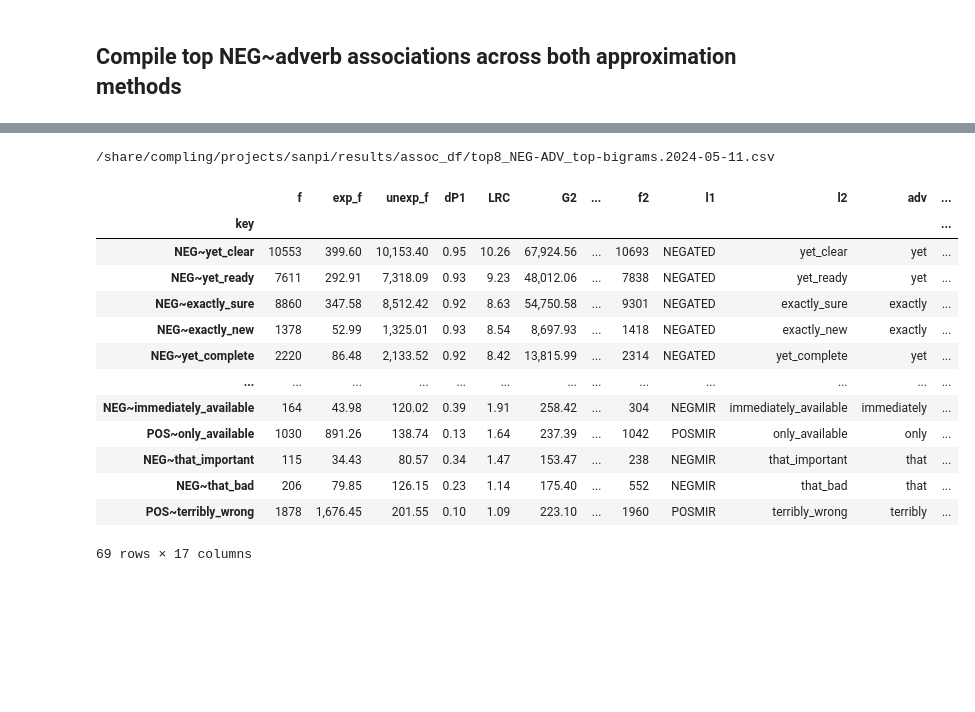
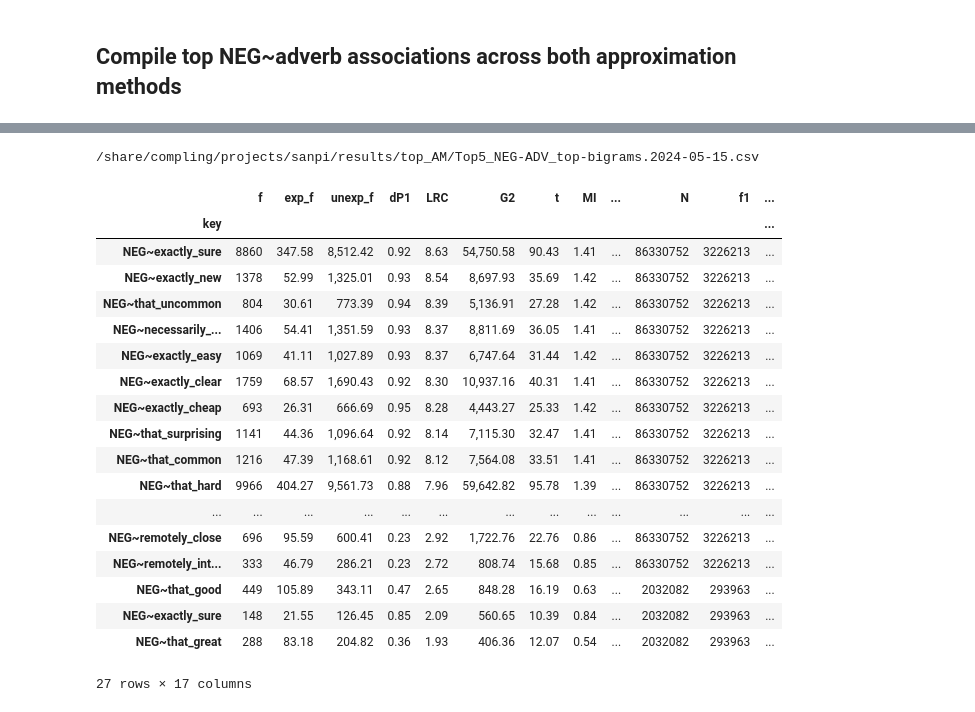
Before and after one commit to AndreaTheLinguist/sanpi, a Jupyter notebook: notebooks/adverb_assoc.ipynb, the cells around one changed output, grey strips where cells are left out. Drawn from its saved outputs; the diff is of its cells as text; code cells hidden in the pictures; blank space fills up the shorter version.

Commit message:
additional work on strongest association notebooks (on `adele`)

```diff
--- a/notebooks/adverb_assoc.ipynb
+++ b/notebooks/adverb_assoc.ipynb
@@ -216,0 +269,5 @@ NEG~before                before
+# %%
+C.index.name = 'adv'
+C=C.sort_values('mean_LRC', ascending=False)
+pd.set_option('display.max_columns', 16)
+C[main_cols_ordered]
@@ -224,11 +305,12 @@ bigram_dfs = {d.name:
                         )[0])
               for d in POLAR_DIR.iterdir()}
 # %%
-def show_adv_bigrams(sample_size, C, bigram_dfs) -> dict:
+def show_adv_bigrams(sample_size, C, bigram_dfs, column_list: list = None) -> dict:
+
     print('# Top bigrams corresponding to top adverbs\n')
     print(timestamp_today())
     patterns = list(bigram_dfs.keys())
-    top_adverbs = C.LRC_SET.nlargest(sample_size).index
+    top_adverbs = C.mean_LRC.nlargest(sample_size).index
     bigram_samples = dict.fromkeys(top_adverbs)
     bigrams = []
     adj = []
@@ -240,22 +322,24 @@ def show_adv_bigrams(sample_size, C, bigram_dfs) -> dict:
         for pat, bdf in bigram_dfs.items():
             bdf = bdf[FOCUS+['adv', 'adj', 'adj_total']]
             bdf.columns = adjust_assoc_columns(bdf.columns)
-            bdf = bdf.loc[bdf.LRC >= 1, ~bdf.columns.str.endswith('sqrt')]
+            bdf = bdf.loc[bdf.LRC >= 1, :]
 
-            adv_pat_bigrams = bdf.loc[bdf.adv ==
-                                      adv, :].nlargest(sample_size, 'LRC')
+            adv_pat_bigrams = bdf.filter(
+                like=adv, axis=0).nlargest(sample_size, 'LRC')
             # print(adv_top_bigrams)
             if adv_pat_bigrams.empty:
                 print(f'No bigrams found in loaded `{pat}` AM table.')
             else:
-                print_md_table(adv_pat_bigrams, n_dec=2,
-                               title=f'### Top `{pat}` "{adv}_*" bigrams (sorted by LRC)')
+                column_list = column_list or bdf.columns
+                print_md_table(adv_pat_bigrams[column_list], n_dec=2,
+                               title=f'### Top {sample_size} `{pat}` "{adv}_*" bigrams (sorted by `LRC`; `LRC > 1`)')
 
             adj_for_adv.extend(adv_pat_bigrams.adj.drop_duplicates().to_list())
 
             bigram_samples[adv][pat] = adv_pat_bigrams
 
-            adv_top = adv_pat_bigrams if adv_top is None else pd.concat([adv_top, adv_pat_bigrams])
+            adv_top = adv_pat_bigrams if adv_top is None else pd.concat(
+                [adv_top, adv_pat_bigrams])
 
         bigram_samples[adv]['adj'] = set(adj_for_adv)
         bigrams.extend(adv_top.l2.drop_duplicates().to_list())
@@ -266,7 +350,16 @@ def show_adv_bigrams(sample_size, C, bigram_dfs) -> dict:
     return bigram_samples
 
 
-samples_dict = show_adv_bigrams(sample_size, C, bigram_dfs)
+samples_dict = show_adv_bigrams(
+    K, C, bigram_dfs,
+    column_list=[
+        'adj',
+        *pd.Series(main_cols_ordered).str.replace(
+            r'mean_|_SET|_MIR', '', regex=True)
+        .drop_duplicates().to_list(),
+        't', 'MI'
+    ]
+)
 # %% [output]
 # Top bigrams corresponding to top adverbs
 
@@ -353,26 +618,33 @@ for key, info in samples_dict.items():
 # %%
 all_top_adv_dfs = [ad['both']
                    for ad in samples_dict.values() if isinstance(ad, dict)]
-NEG_bigrams_sample = pd.concat(all_top_adv_dfs).sort_values('LRC', ascending=False)
-top_NEGbigram_df_path = AM_DF_DIR.joinpath(f'top{sample_size}_NEG-ADV_top-bigrams.{timestamp_today()}.csv')
-print(str(top_NEGbigram_df_path))
+NEG_bigrams_sample = pd.concat(
+    all_top_adv_dfs).sort_values('LRC', ascending=False)
+top_NEGbigram_df_path = TOP_AM_DIR.joinpath(
+    f'Top{K}_NEG-ADV_top-bigrams.{timestamp_today()}.csv')
+print(top_NEGbigram_df_path)
 NEG_bigrams_sample.to_csv(
     top_NEGbigram_df_path)
 NEG_bigrams_sample
 # %% [output]
-/share/compling/projects/sanpi/results/assoc_df/top8_NEG-ADV_top-bigrams.2024-05-11.csv
+/share/compling/projects/sanpi/results/top_AM/Top5_NEG-ADV_top-bigrams.2024-05-15.csv
-|  | f | exp_f | unexp_f | dP1 | LRC | G2 | ... | f2 | l1 | l2 | adv | ... |
+|  | f | exp_f | unexp_f | dP1 | LRC | G2 | t | MI | ... | N | f1 | ... |
 | key |  |  |  |  |  |  |  |  |  |  |  | ... |
-| NEG~yet_clear | 10553 | 399.60 | 10,153.40 | 0.95 | 10.26 | 67,924.56 | ... | 10693 | NEGATED | yet_clear | yet | ... |
-| NEG~yet_ready | 7611 | 292.91 | 7,318.09 | 0.93 | 9.23 | 48,012.06 | ... | 7838 | NEGATED | yet_ready | yet | ... |
-| NEG~exactly_sure | 8860 | 347.58 | 8,512.42 | 0.92 | 8.63 | 54,750.58 | ... | 9301 | NEGATED | exactly_sure | exactly | ... |
-| NEG~exactly_new | 1378 | 52.99 | 1,325.01 | 0.93 | 8.54 | 8,697.93 | ... | 1418 | NEGATED | exactly_new | exactly | ... |
-| NEG~yet_complete | 2220 | 86.48 | 2,133.52 | 0.92 | 8.42 | 13,815.99 | ... | 2314 | NEGATED | yet_complete | yet | ... |
+| NEG~exactly_sure | 8860 | 347.58 | 8,512.42 | 0.92 | 8.63 | 54,750.58 | 90.43 | 1.41 | ... | 86330752 | 3226213 | ... |
+| NEG~exactly_new | 1378 | 52.99 | 1,325.01 | 0.93 | 8.54 | 8,697.93 | 35.69 | 1.42 | ... | 86330752 | 3226213 | ... |
+| NEG~that_uncommon | 804 | 30.61 | 773.39 | 0.94 | 8.39 | 5,136.91 | 27.28 | 1.42 | ... | 86330752 | 3226213 | ... |
+| NEG~necessarily_... | 1406 | 54.41 | 1,351.59 | 0.93 | 8.37 | 8,811.69 | 36.05 | 1.41 | ... | 86330752 | 3226213 | ... |
+| NEG~exactly_easy | 1069 | 41.11 | 1,027.89 | 0.93 | 8.37 | 6,747.64 | 31.44 | 1.42 | ... | 86330752 | 3226213 | ... |
+| NEG~exactly_clear | 1759 | 68.57 | 1,690.43 | 0.92 | 8.30 | 10,937.16 | 40.31 | 1.41 | ... | 86330752 | 3226213 | ... |
+| NEG~exactly_cheap | 693 | 26.31 | 666.69 | 0.95 | 8.28 | 4,443.27 | 25.33 | 1.42 | ... | 86330752 | 3226213 | ... |
+| NEG~that_surprising | 1141 | 44.36 | 1,096.64 | 0.92 | 8.14 | 7,115.30 | 32.47 | 1.41 | ... | 86330752 | 3226213 | ... |
+| NEG~that_common | 1216 | 47.39 | 1,168.61 | 0.92 | 8.12 | 7,564.08 | 33.51 | 1.41 | ... | 86330752 | 3226213 | ... |
+| NEG~that_hard | 9966 | 404.27 | 9,561.73 | 0.88 | 7.96 | 59,642.82 | 95.78 | 1.39 | ... | 86330752 | 3226213 | ... |
 | ... | ... | ... | ... | ... | ... | ... | ... | ... | ... | ... | ... | ... |
-| NEG~immediately_available | 164 | 43.98 | 120.02 | 0.39 | 1.91 | 258.42 | ... | 304 | NEGMIR | immediately_available | immediately | ... |
-| POS~only_available | 1030 | 891.26 | 138.74 | 0.13 | 1.64 | 237.39 | ... | 1042 | POSMIR | only_available | only | ... |
-| NEG~that_important | 115 | 34.43 | 80.57 | 0.34 | 1.47 | 153.47 | ... | 238 | NEGMIR | that_important | that | ... |
-| NEG~that_bad | 206 | 79.85 | 126.15 | 0.23 | 1.14 | 175.40 | ... | 552 | NEGMIR | that_bad | that | ... |
-| POS~terribly_wrong | 1878 | 1,676.45 | 201.55 | 0.10 | 1.09 | 223.10 | ... | 1960 | POSMIR | terribly_wrong | terribly | ... |
+| NEG~remotely_close | 696 | 95.59 | 600.41 | 0.23 | 2.92 | 1,722.76 | 22.76 | 0.86 | ... | 86330752 | 3226213 | ... |
+| NEG~remotely_int... | 333 | 46.79 | 286.21 | 0.23 | 2.72 | 808.74 | 15.68 | 0.85 | ... | 86330752 | 3226213 | ... |
+| NEG~that_good | 449 | 105.89 | 343.11 | 0.47 | 2.65 | 848.28 | 16.19 | 0.63 | ... | 2032082 | 293963 | ... |
+| NEG~exactly_sure | 148 | 21.55 | 126.45 | 0.85 | 2.09 | 560.65 | 10.39 | 0.84 | ... | 2032082 | 293963 | ... |
+| NEG~that_great | 288 | 83.18 | 204.82 | 0.36 | 1.93 | 406.36 | 12.07 | 0.54 | ... | 2032082 | 293963 | ... |
-69 rows × 17 columns
+27 rows × 17 columns
 # %%
```
Also changed, not shown: parts of 36 cells of this notebook, 4 other files.
